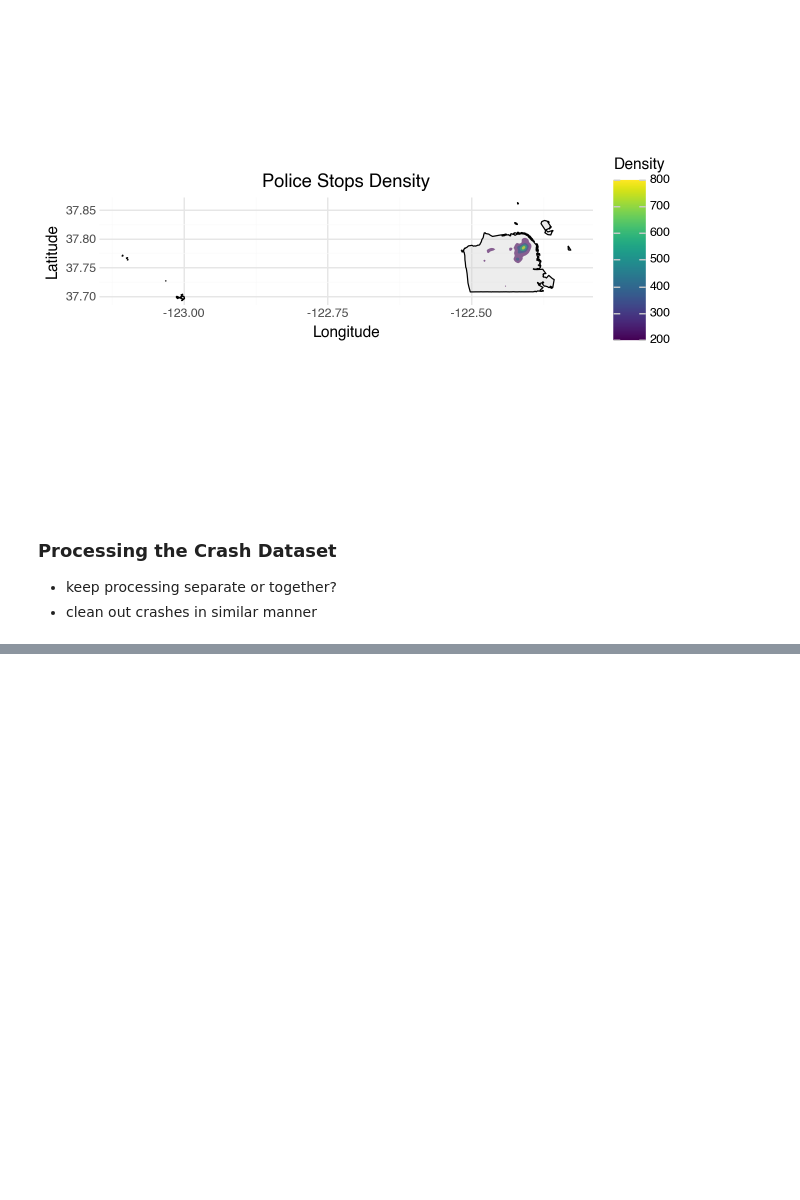
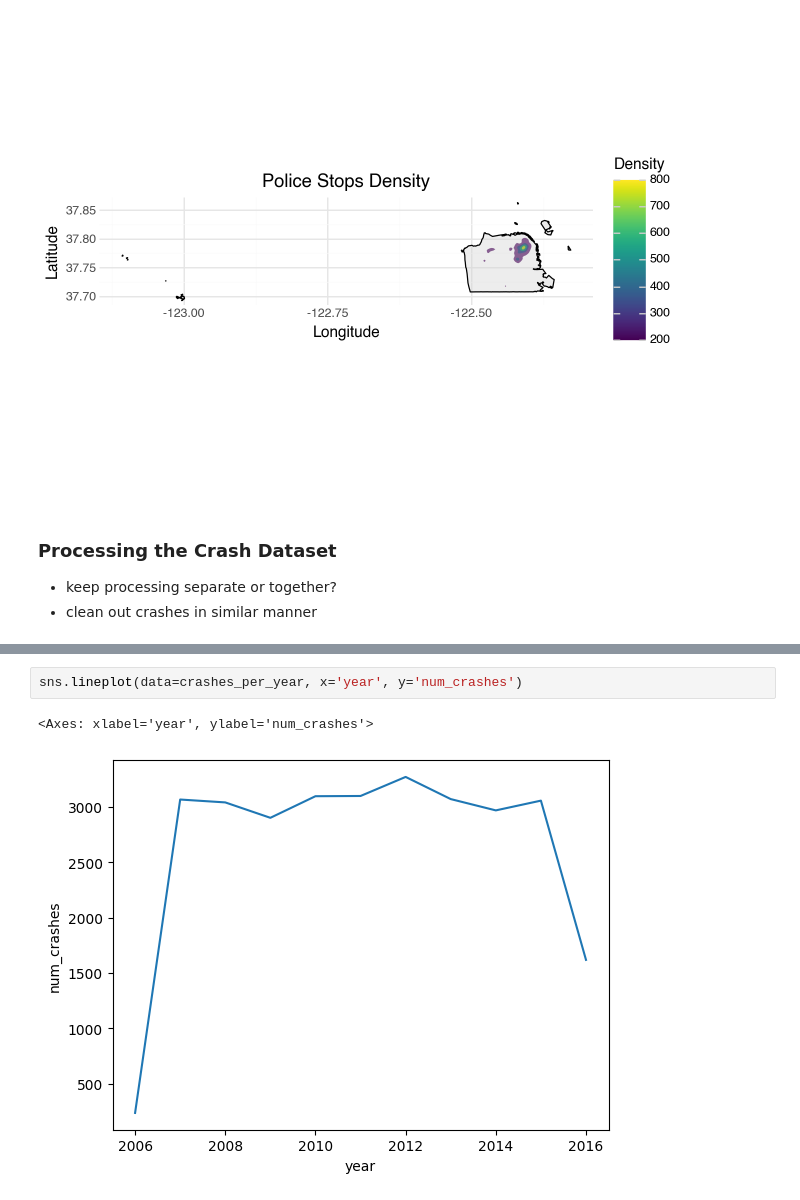
Before and after one commit to utexas-SDS-357/sds357-project-sp26-con-founders, a Jupyter notebook: Preprocessing/sf_analysis.ipynb, the cells around one changed output, grey strips where cells are left out. Cells and saved outputs as stored; diff of their text form; blank space fills up the shorter version.

```diff
--- a/Preprocessing/sf_analysis.ipynb
+++ b/Preprocessing/sf_analysis.ipynb
@@ -347,0 +395,5 @@ stops_clean["lat"] = stops_clean.geometry.y
+# %%
+sns.lineplot(data=crashes_per_year, x='year', y='num_crashes')
+# %% [output]
+<Axes: xlabel='year', ylabel='num_crashes'>
+[figure, added]
```
Also changed, not shown: parts of 7 cells of this notebook.
